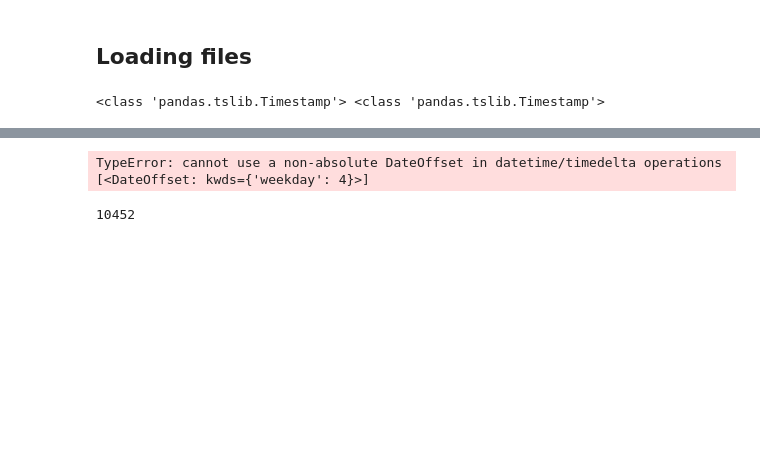
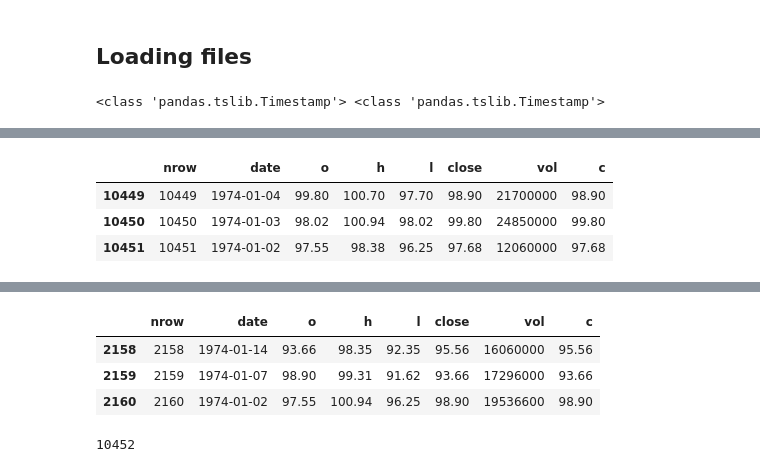
Before and after one commit to marcolunardi/metis, a Jupyter notebook: kojak_work/options_project_analysis.ipynb, the cells around one changed output, grey strips where cells are left out. Saved outputs shown, nothing was run; the diff lists cells and outputs as text; code cells hidden in the pictures; blank space fills up the shorter version.

```diff
--- a/kojak_work/options_project_analysis.ipynb
+++ b/kojak_work/options_project_analysis.ipynb
@@ -41,6 +41,13 @@ spd.head(3)
 | 0 | 0 | 2015-06-05 | 2095.09009 | 2100.98999 | 2085.66992 | 2092.83008 | 3243690000 | 2092.83008 |
 | 1 | 1 | 2015-06-04 | 2112.35010 | 2112.88989 | 2093.22998 | 2095.84009 | 3200050000 | 2095.84009 |
 | 2 | 2 | 2015-06-03 | 2110.63989 | 2121.91992 | 2109.61011 | 2114.07007 | 3099980000 | 2114.07007 |
+# %%
+spd.tail(3)
+# %% [output]
+|  | nrow | date | o | h | l | close | vol | c |
+| 10449 | 10449 | 1974-01-04 | 99.80 | 100.70 | 97.70 | 98.90 | 21700000 | 98.90 |
+| 10450 | 10450 | 1974-01-03 | 98.02 | 100.94 | 98.02 | 99.80 | 24850000 | 99.80 |
+| 10451 | 10451 | 1974-01-02 | 97.55 | 98.38 | 96.25 | 97.68 | 12060000 | 97.68 |
 # %%
 spw.head(3)
 # %% [output]
@@ -48,13 +55,13 @@ spw.head(3)
 | 0 | 0 | 2015-06-01 | 2108.63989 | 2121.91992 | 2085.66992 | 2092.83008 | 3120956000 | 2092.83008 |
 | 1 | 1 | 2015-05-26 | 2125.34009 | 2126.21997 | 2099.17993 | 2107.38989 | 3344457500 | 2107.38989 |
 | 2 | 2 | 2015-05-18 | 2121.30005 | 2134.71997 | 2120.01001 | 2126.06006 | 2970484000 | 2126.06006 |
-# %%
-d = spw.date
-d = d + DateOffset(weekday = 4)
-# %% [output]
-TypeError: cannot use a non-absolute DateOffset in datetime/timedelta operations [<DateOffset: kwds={'weekday': 4}>]
 # %%
-spw.head(3)
+spw.tail(3)
+# %% [output]
+|  | nrow | date | o | h | l | close | vol | c |
+| 2158 | 2158 | 1974-01-14 | 93.66 | 98.35 | 92.35 | 95.56 | 16060000 | 95.56 |
+| 2159 | 2159 | 1974-01-07 | 98.90 | 99.31 | 91.62 | 93.66 | 17296000 | 93.66 |
+| 2160 | 2160 | 1974-01-02 | 97.55 | 100.94 | 96.25 | 98.90 | 19536600 | 98.90 |
 # %%
 len(spd)
 # %% [output]
```
Also changed, not shown: parts of 5 cells of this notebook.
